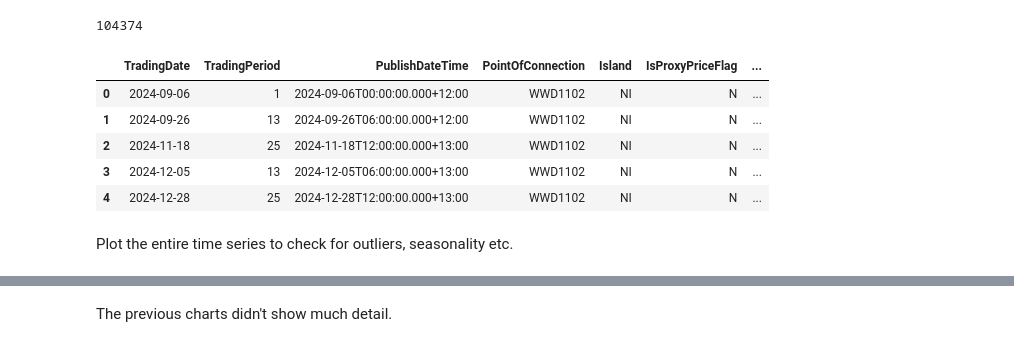
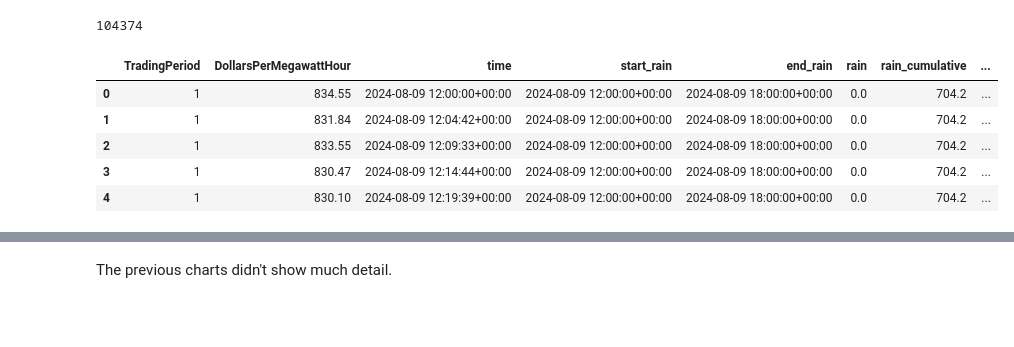
Before and after one commit to LennoxC/aiml338-a2, a Jupyter notebook: Time Series Analysis.ipynb, the cells around one changed output, grey strips where cells are left out. Cells and saved outputs as stored; diff of their text form; code cells hidden in the pictures; blank space fills up the shorter version.

```diff
--- a/Time Series Analysis.ipynb
+++ b/Time Series Analysis.ipynb
@@ -204,13 +226,11 @@ len(df_final)
 # %% [output]
 104374
 # %%
-df_with_wind.head()
+df_final.head()
 # %% [output]
-|  | TradingDate | TradingPeriod | PublishDateTime | PointOfConnection | Island | IsProxyPriceFlag | ... |
-| 0 | 2024-09-06 | 1 | 2024-09-06T00:00:00.000+12:00 | WWD1102 | NI | N | ... |
-| 1 | 2024-09-26 | 13 | 2024-09-26T06:00:00.000+12:00 | WWD1102 | NI | N | ... |
-| 2 | 2024-11-18 | 25 | 2024-11-18T12:00:00.000+13:00 | WWD1102 | NI | N | ... |
-| 3 | 2024-12-05 | 13 | 2024-12-05T06:00:00.000+13:00 | WWD1102 | NI | N | ... |
-| 4 | 2024-12-28 | 25 | 2024-12-28T12:00:00.000+13:00 | WWD1102 | NI | N | ... |
+|  | TradingPeriod | DollarsPerMegawattHour | time | start_rain | end_rain | rain | rain_cumulative | ... |
+| 0 | 1 | 834.55 | 2024-08-09 12:00:00+00:00 | 2024-08-09 12:00:00+00:00 | 2024-08-09 18:00:00+00:00 | 0.0 | 704.2 | ... |
+| 1 | 1 | 831.84 | 2024-08-09 12:04:42+00:00 | 2024-08-09 12:00:00+00:00 | 2024-08-09 18:00:00+00:00 | 0.0 | 704.2 | ... |
+| 2 | 1 | 833.55 | 2024-08-09 12:09:33+00:00 | 2024-08-09 12:00:00+00:00 | 2024-08-09 18:00:00+00:00 | 0.0 | 704.2 | ... |
+| 3 | 1 | 830.47 | 2024-08-09 12:14:44+00:00 | 2024-08-09 12:00:00+00:00 | 2024-08-09 18:00:00+00:00 | 0.0 | 704.2 | ... |
+| 4 | 1 | 830.10 | 2024-08-09 12:19:39+00:00 | 2024-08-09 12:00:00+00:00 | 2024-08-09 18:00:00+00:00 | 0.0 | 704.2 | ... |
-# %% [markdown]
-Plot the entire time series to check for outliers, seasonality etc.
```
Also changed, not shown: parts of 16 cells of this notebook.
